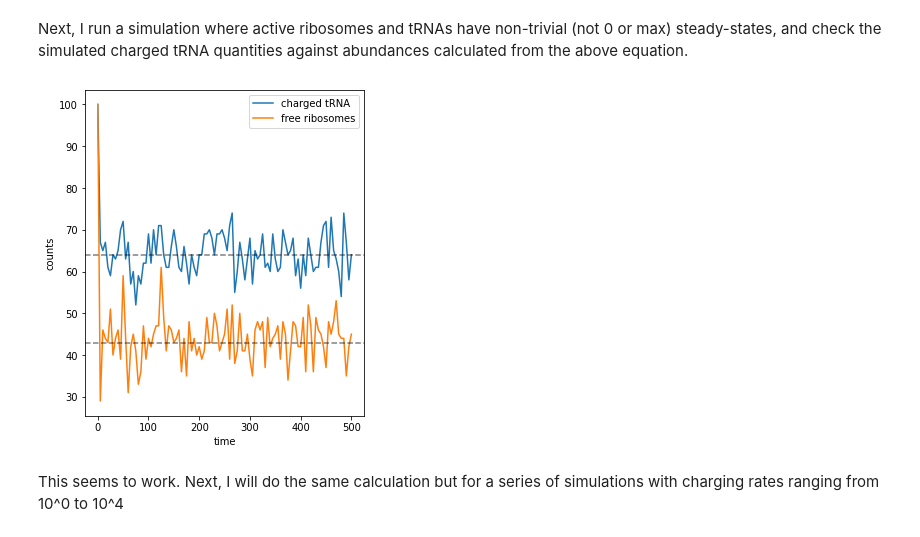
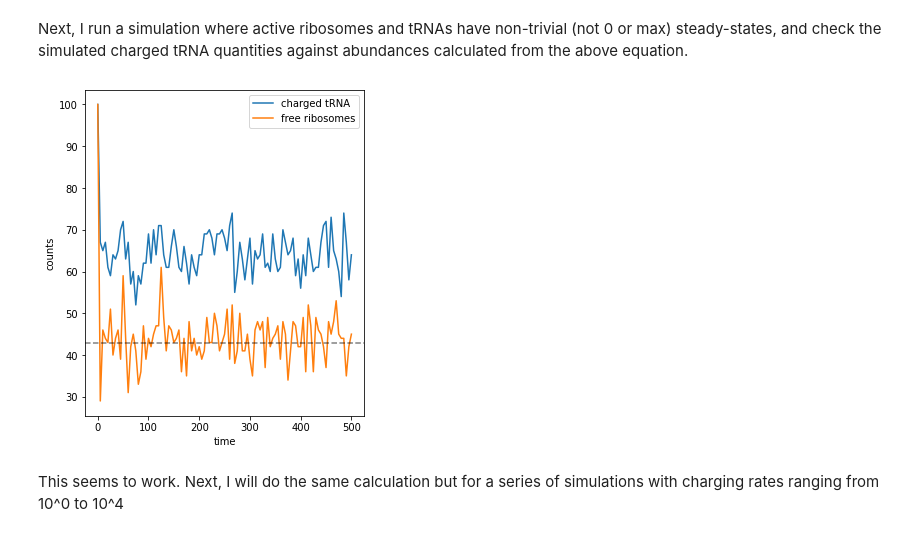
Before and after one commit to alexismhill3/tRNA-dynamics, a Jupyter notebook: notebooks/single_codon.ipynb, the cells around one changed output. Drawn from its saved outputs; the diff is of its cells as text; code cells hidden in the pictures.

Commit message:
fix steady-state ribosome line

```diff
--- a/notebooks/single_codon.ipynb
+++ b/notebooks/single_codon.ipynb
@@ -152,15 +152,15 @@ with open(f"../scripts/cmd_files/{date}.txt", "w") as stream:
 # %%
 # Read in the simualtion and plot the analytical solution
 rcParams['figure.figsize'] = [5, 6]
 df_master = read_sim("../output/april-15-2023/two_codon_single_transcript_200_100_100_10000_100", 1, 1, 1) #should be "one codon"
 species_plot(df_master)
 #ribosome_plot(df_master)
 plt.ylabel("counts")
 plt.gca().axhline(43, ls='--', color="black", alpha=0.5)
-plt.gca().axhline(64, ls='--', color="black", alpha=0.5)
-plt.savefig(f"../plots/april-15-2023/rbs_10000_chrg_100_both_line_short.png", bbox_inches="tight")
+#plt.gca().axhline(64, ls='--', color="black", alpha=0.5)
+plt.savefig(f"../plots/april-15-2023/rbs_10000_chrg_100_rib_line_short.png", bbox_inches="tight")
 # %% [output]
-[figure, old version]
+[figure, new version]
 # %% [markdown]
 This seems to work. Next, I will do the same calculation but for a series of simulations with charging rates ranging from 10^0 to 10^4
 # %%
```
Also changed, not shown: 1 other file.
